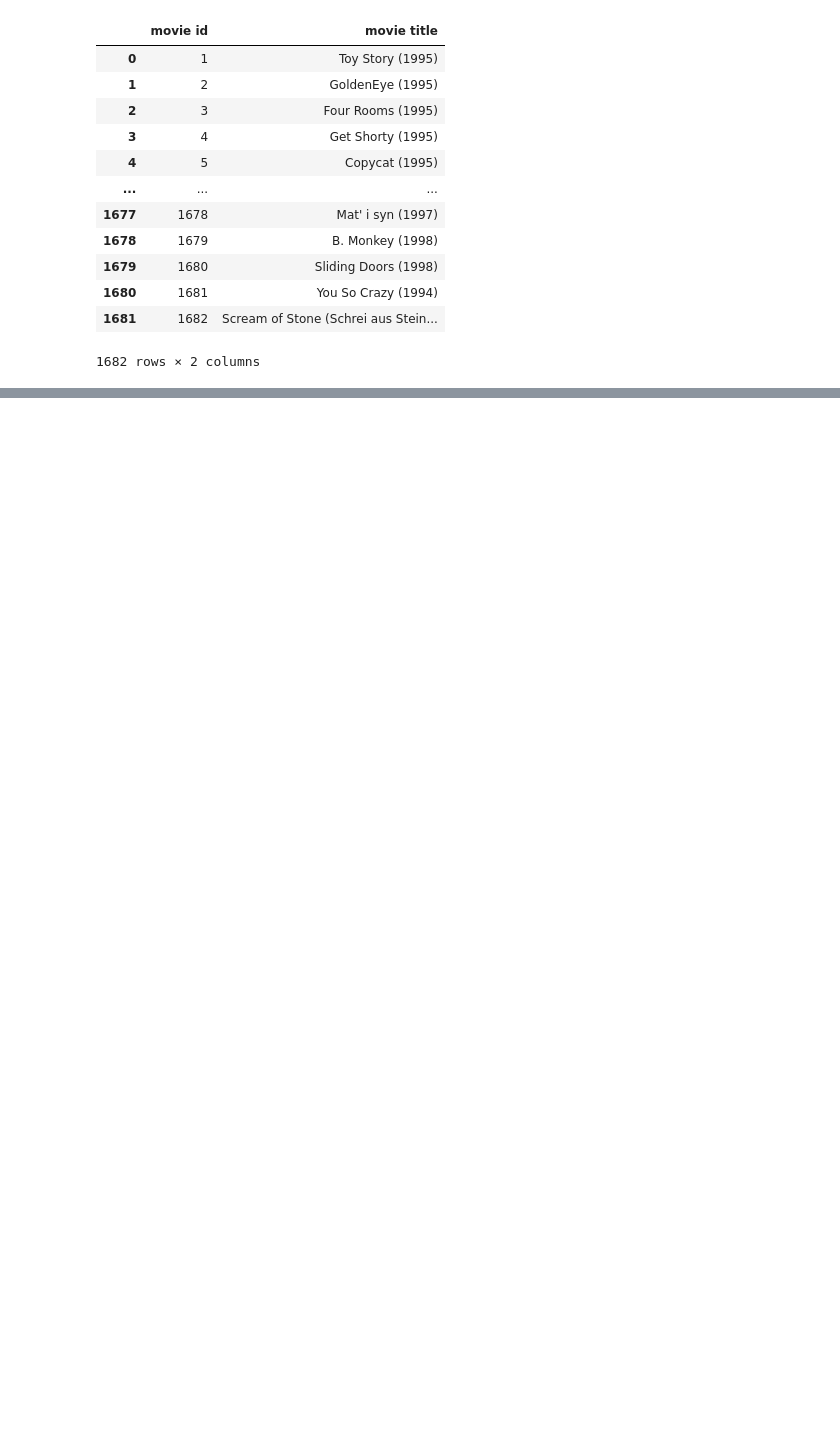
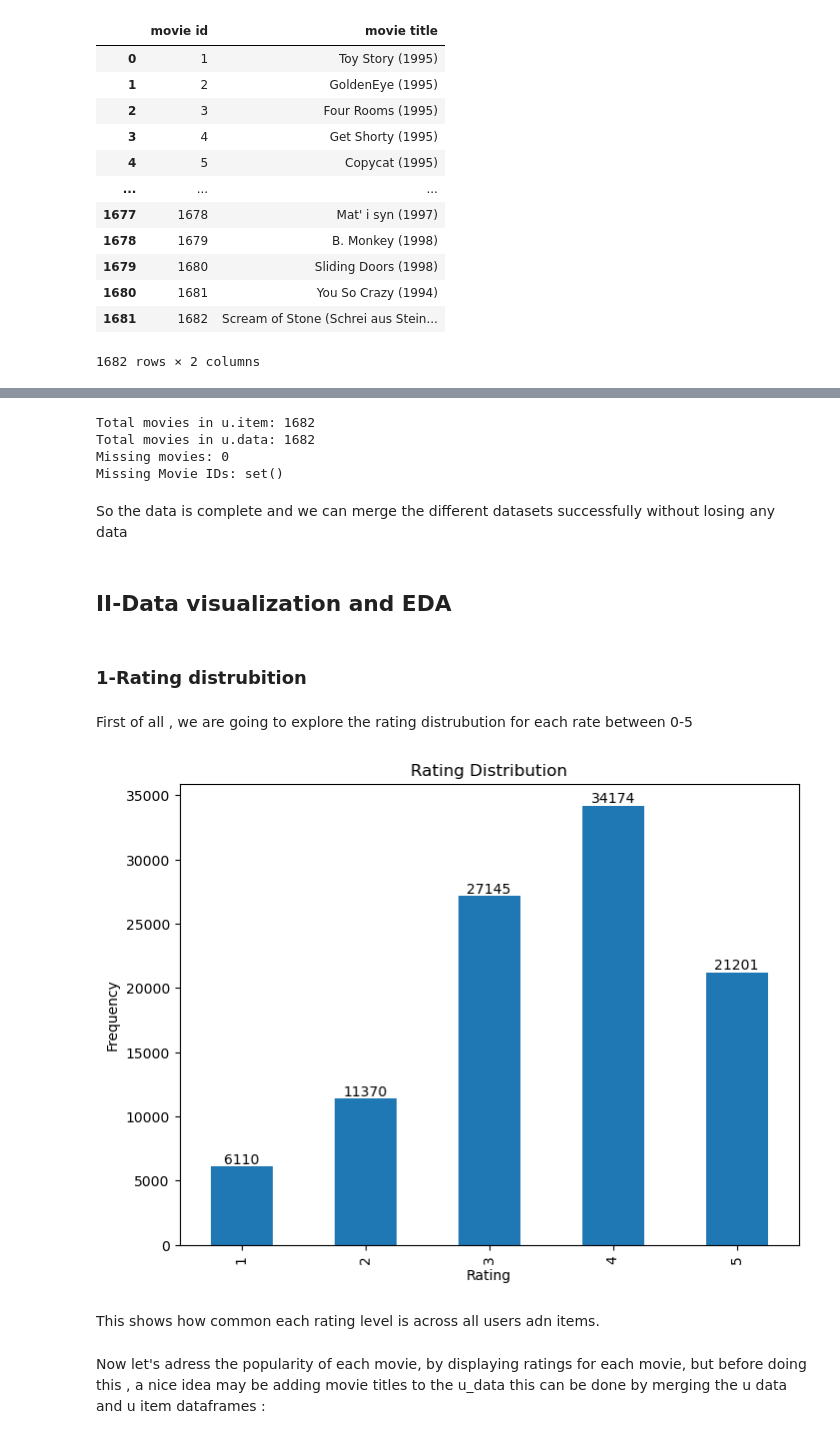
Before and after one commit to IMeziany/Movie-recommendation-systems, a Jupyter notebook: Recommendation sysytems.ipynb, the cells around one changed output, grey strips where cells are left out. Cells and saved outputs as stored; diff of their text form; code cells hidden in the pictures; blank space fills up the shorter version.

Commit message:
more visualization

```diff
--- a/Recommendation sysytems.ipynb
+++ b/Recommendation sysytems.ipynb
@@ -260,2 +250,50 @@ movies_names
+# %%
+# Check if all movies from u.item appear in u.data
+all_movies_in_item = set(u_item['movie id'])  # From movies data
+movies_in_u_data = set(u_Data['movie id'])         # From ratings data
+
+# Find missing movies
+missing_movies = all_movies_in_item - movies_in_u_data
+
+# Output results
+print(f"Total movies in u.item: {len(all_movies_in_item)}")
+print(f"Total movies in u.data: {len(movies_in_u_data)}")
+print(f"Missing movies: {len(missing_movies)}")
+print("Missing Movie IDs:", missing_movies)
+# %% [output]
+Total movies in u.item: 1682
+Total movies in u.data: 1682
+Missing movies: 0
+Missing Movie IDs: set()
+# %% [markdown]
+So the data is complete  and we can merge  the different datasets successfully without losing any data
+# %% [markdown]
+## II-Data visualization and EDA
+# %% [markdown]
+### 1-Rating distrubition
+# %% [markdown]
+First of all , we are going to explore the   rating distrubution for each rate between 0-5
+# %%
+
+
+# Count how many users give each rating
+rating_counts = u_Data['Rating'].value_counts().sort_index()
+
+# Plot the distribution of ratings
+ax = rating_counts.plot(kind='bar', title='Rating Distribution', figsize=(8, 6))
+plt.xlabel('Rating')
+plt.ylabel('Frequency')
+
+# Annotate each bar with the count
+for i, count in enumerate(rating_counts):
+    ax.text(i, count + 5, str(count), ha='center', va='bottom', fontsize=10)
+
+plt.show()
+# %% [output]
+[figure, added]
+# %% [markdown]
+This shows how common each rating level is across all users adn items.
+# %% [markdown]
+Now let's adress the popularity of  each movie, by displaying  ratings for each movie, but before doing this , a nice idea may be adding movie titles to the u_data this can be done by merging the u data and u item dataframes :
 # %%
 merged_dataset = pd.merge(u_Data, movies_names, how='inner', on='movie id')
```
Also changed, not shown: parts of 69 cells of this notebook.
